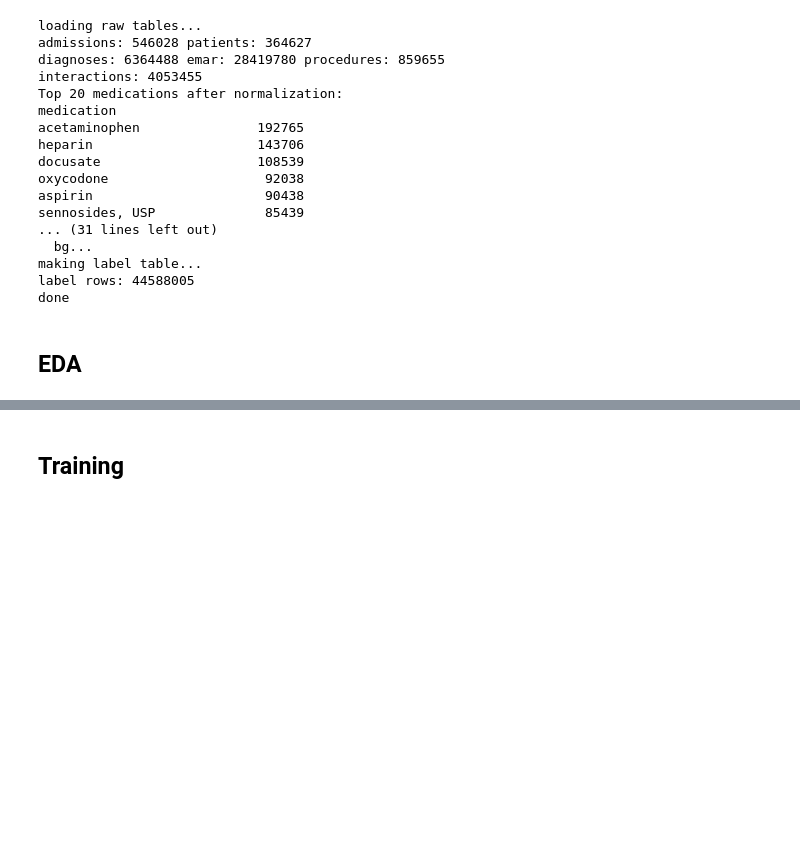
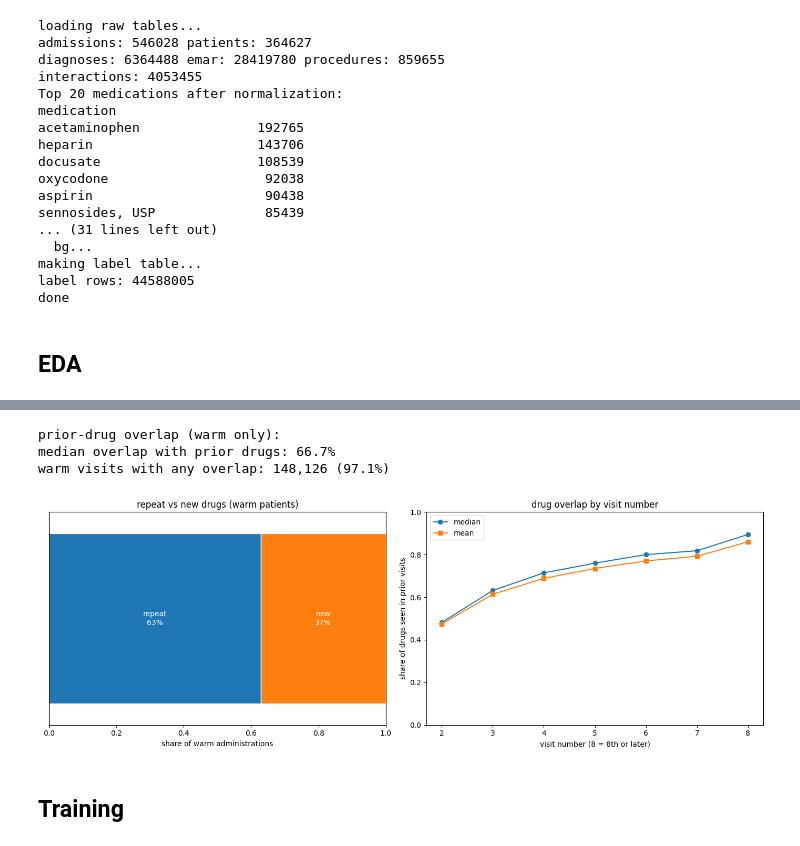
Before and after one commit to jihoonyoon-sjsu/Medic-Aigent, a Jupyter notebook: final_notebook.ipynb, the cells around one changed output, grey strips where cells are left out. Drawn from its saved outputs; the diff is of its cells as text; code cells hidden in the pictures; blank space fills up the shorter version.

```diff
--- a/final_notebook.ipynb
+++ b/final_notebook.ipynb
@@ -593,34 +606,39 @@ print(f"warm visits with any overlap: {(any_prior_overlaps > 0).sum():,} ({(any_
 
 fig, axes = plt.subplots(1, 2, figsize=(14, 5))
 
 # how many drugs are repeats when patients come multiple times
 total_admins = total_repeat_admins + total_new_admins
 repeat_share = total_repeat_admins / total_admins
 new_share = total_new_admins / total_admins
 axes[0].barh(0, repeat_share, edgecolor="white")
 axes[0].barh(0, new_share, left=repeat_share, edgecolor="white")
 axes[0].text(repeat_share / 2, 0, f"repeat\n{repeat_share:.0%}", ha="center", va="center", color="white")
 axes[0].text(repeat_share + new_share / 2, 0, f"new\n{new_share:.0%}", ha="center", va="center", color="white")
 axes[0].set_xlim(0, 1)
 axes[0].set_ylim(-0.5, 0.5)
 axes[0].set_yticks([])
 axes[0].set_xlabel("share of warm administrations")
 axes[0].set_title("repeat vs new drugs (warm patients)")
 
 # With more visits, are they given more repeat drugs?
 overlap_df = pd.DataFrame({"visit": overlap_visit_nums, "overlap": any_prior_overlaps.values})
 overlap_df["visit_capped"] = overlap_df["visit"].clip(upper=8)
 overlap_by_visit = overlap_df.groupby("visit_capped")["overlap"].agg(["median", "mean"])
 x_vals = overlap_by_visit.index.to_numpy()
 axes[1].plot(x_vals, overlap_by_visit["median"].to_numpy(), marker="o", label="median")
 axes[1].plot(x_vals, overlap_by_visit["mean"].to_numpy(), marker="s", label="mean")
 axes[1].set_title("drug overlap by visit number")
 axes[1].set_xlabel("visit number (8 = 8th or later)")
 axes[1].set_ylabel("share of drugs seen in prior visits")
 axes[1].set_ylim(0, 1)
 axes[1].legend()
 
-savefig("eda_presentation_4_history_signal.png")
+show()
+# %% [output]
+prior-drug overlap (warm only):
+median overlap with prior drugs: 66.7%
+warm visits with any overlap: 148,126 (97.1%)
+[figure, added]
 # %% [markdown]
 ## Training
 # %%
```
Also changed, not shown: parts of 48 cells of this notebook.
